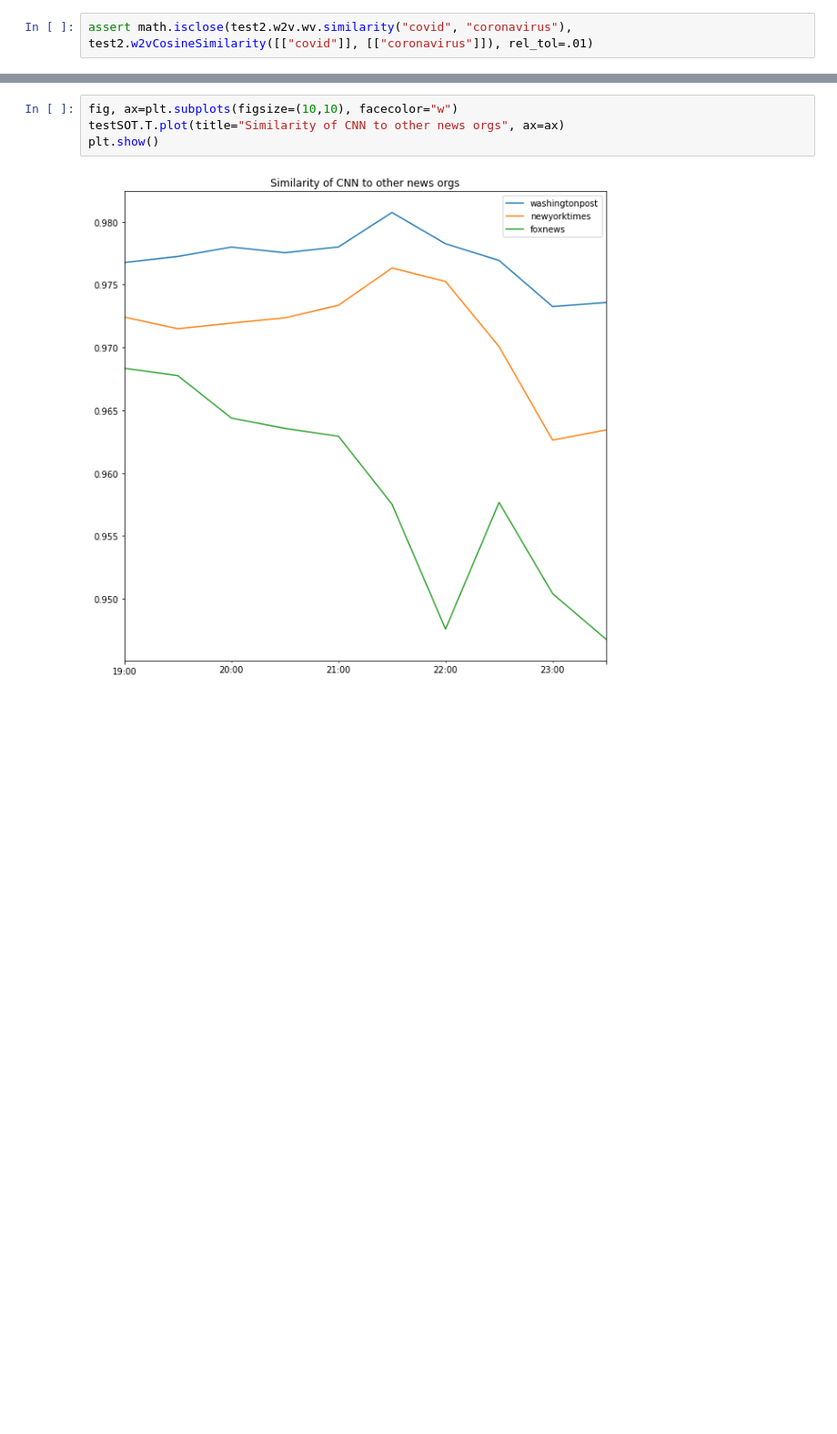
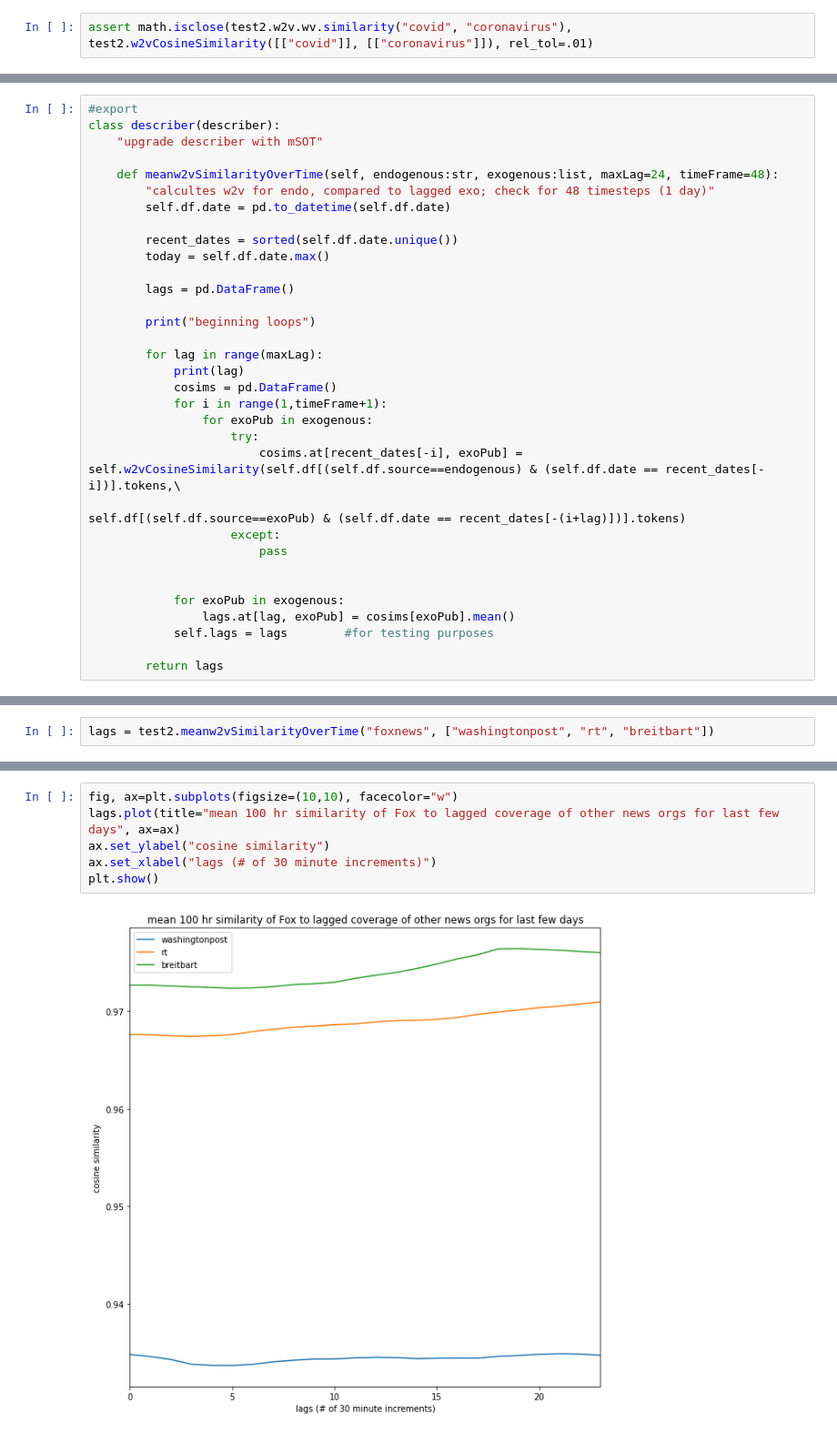
Before and after one commit to brockmanmatt/NewsTrends, a Jupyter notebook: 01_descriptive_analysis.ipynb, the cells around one changed output, grey strips where cells are left out. Shown at 91% size. Cells and saved outputs as stored; diff of their text form; blank space fills up the shorter version.

Commit message:
added w2v similarity to lagged coverage

```diff
--- a/01_descriptive_analysis.ipynb
+++ b/01_descriptive_analysis.ipynb
@@ -519,3 +567,36 @@ class describer(describer):
+# %%
+#export
+class describer(describer):
+    "upgrade describer with mSOT"
+
+    def meanw2vSimilarityOverTime(self, endogenous:str, exogenous:list, maxLag=24, timeFrame=48):
+        "calcultes w2v for endo, compared to lagged exo; check for 48 timesteps (1 day)"
+        self.df.date = pd.to_datetime(self.df.date)
+
+        recent_dates = sorted(self.df.date.unique())
+        today = self.df.date.max()
+
+        lags = pd.DataFrame()
+
+        print("beginning loops")
+
+        for lag in range(maxLag):
+            print(lag)
+            cosims = pd.DataFrame()
+            for i in range(1,timeFrame+1):
+                for exoPub in exogenous:
+                    try:
+                        cosims.at[recent_dates[-i], exoPub] = self.w2vCosineSimilarity(self.df[(self.df.source==endogenous) & (self.df.date == recent_dates[-i])].tokens,\
+                                                                                      self.df[(self.df.source==exoPub) & (self.df.date == recent_dates[-(i+lag)])].tokens)
+                    except:
+                        pass
+
+
+            for exoPub in exogenous:
+                lags.at[lag, exoPub] = cosims[exoPub].mean()
+            self.lags = lags        #for testing purposes
+
+        return lags
 # %%
 test2 = describer()
 test2.load_article_holder(test)
@@ -523,0 +604,2 @@ testSOT = test2.w2vSimilarityOverTime("cnn", ["washingtonpost", "newyorktimes",
+# %%
+lags = test2.meanw2vSimilarityOverTime("foxnews", ["washingtonpost", "rt", "breitbart"])
@@ -524,6 +624,8 @@ testSOT = test2.w2vSimilarityOverTime("cnn", ["washingtonpost", "newyorktimes",
 # %%
 fig, ax=plt.subplots(figsize=(10,10), facecolor="w")
-testSOT.T.plot(title="Similarity of CNN to other news orgs", ax=ax)
+lags.plot(title="mean 100 hr similarity of Fox to lagged coverage of other news orgs for last few days", ax=ax)
+ax.set_ylabel("cosine similarity")
+ax.set_xlabel("lags (# of 30 minute increments)")
 plt.show()
 # %% [output]
-[figure, old version]
+[figure, new version]
```
Also changed, not shown: parts of 17 cells of this notebook, 2 other files.
